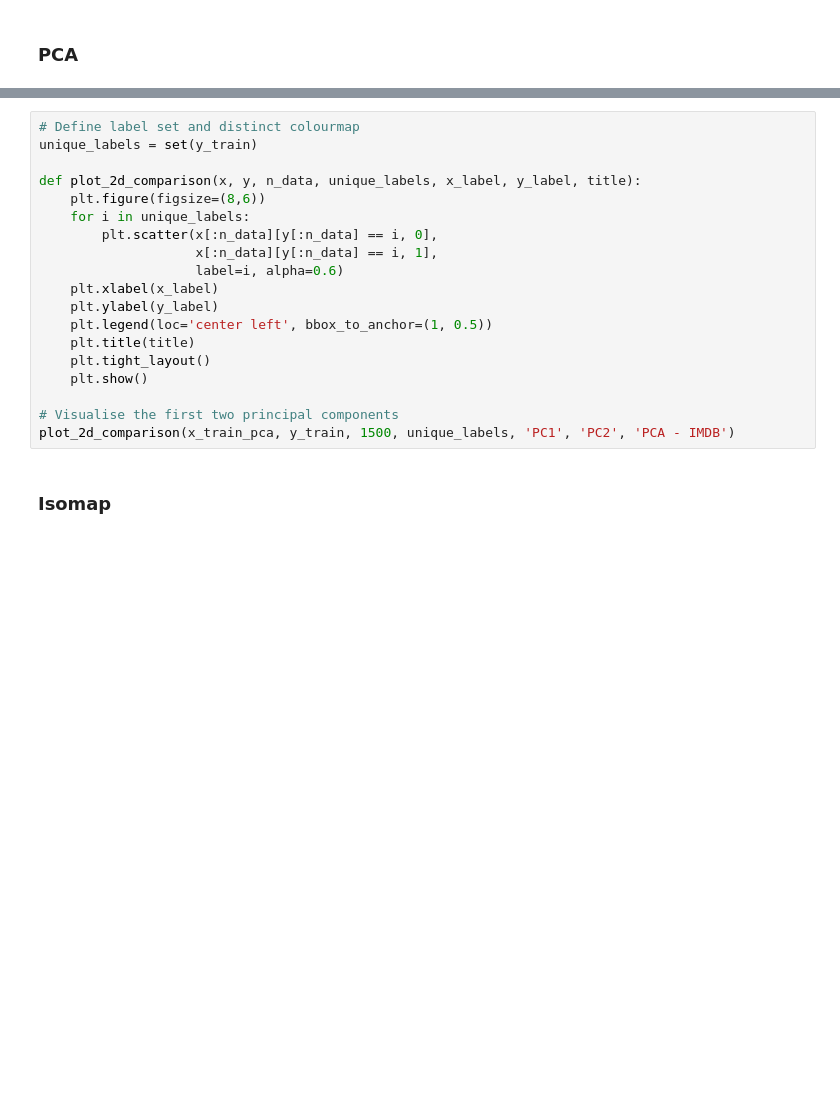
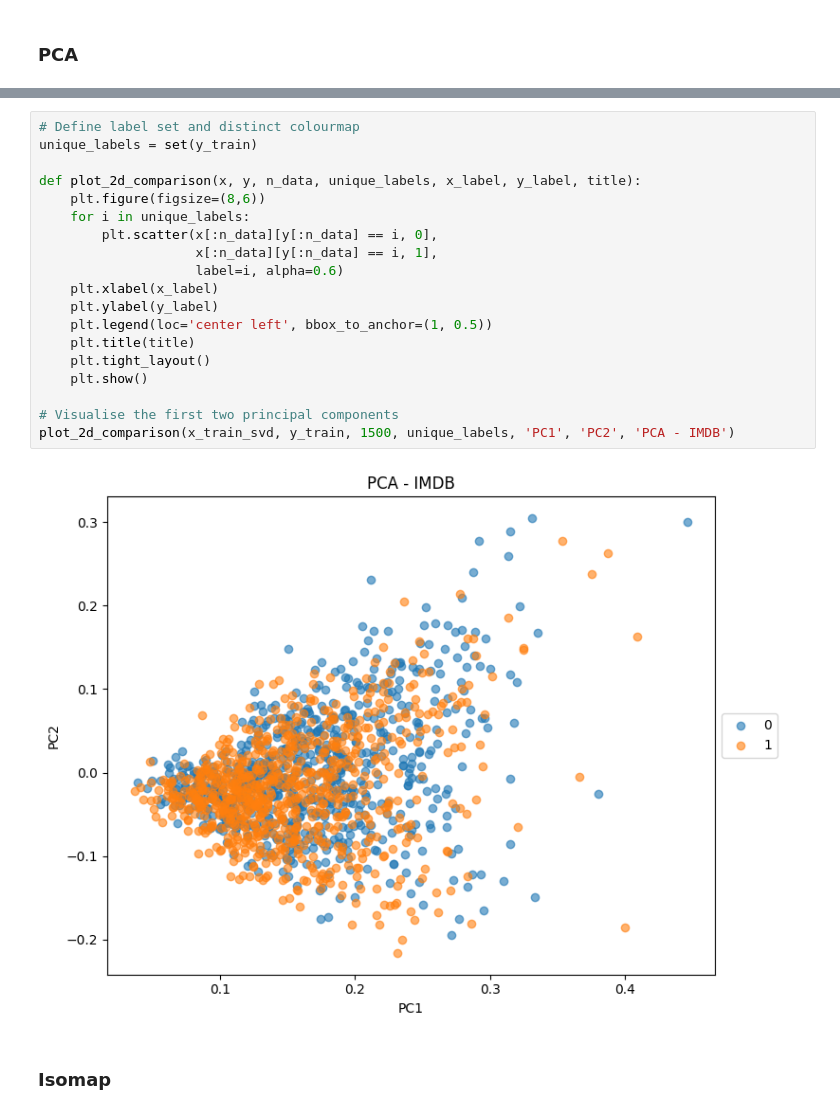
Before and after one commit to jzkhong/GCAE, a Jupyter notebook: MLDS_Projects_TextData.ipynb, the cells around one changed output, grey strips where cells are left out. Drawn from its saved outputs; the diff is of its cells as text; blank space fills up the shorter version.

```diff
--- a/MLDS_Projects_TextData.ipynb
+++ b/MLDS_Projects_TextData.ipynb
@@ -115,22 +115,24 @@ plt.show()
 # %%
 # Define label set and distinct colourmap
 unique_labels = set(y_train)
 
 def plot_2d_comparison(x, y, n_data, unique_labels, x_label, y_label, title):
     plt.figure(figsize=(8,6))
     for i in unique_labels:
         plt.scatter(x[:n_data][y[:n_data] == i, 0],
                     x[:n_data][y[:n_data] == i, 1],
                     label=i, alpha=0.6)
     plt.xlabel(x_label)
     plt.ylabel(y_label)
     plt.legend(loc='center left', bbox_to_anchor=(1, 0.5))
     plt.title(title)
     plt.tight_layout()
     plt.show()
 
 # Visualise the first two principal components
-plot_2d_comparison(x_train_pca, y_train, 1500, unique_labels, 'PC1', 'PC2', 'PCA - IMDB')
+plot_2d_comparison(x_train_svd, y_train, 1500, unique_labels, 'PC1', 'PC2', 'PCA - IMDB')
+# %% [output]
+[figure, added]
 # %% [markdown]
 ### Isomap
 # %%
```
Also changed, not shown: parts of 4 cells of this notebook, 1 other file.
